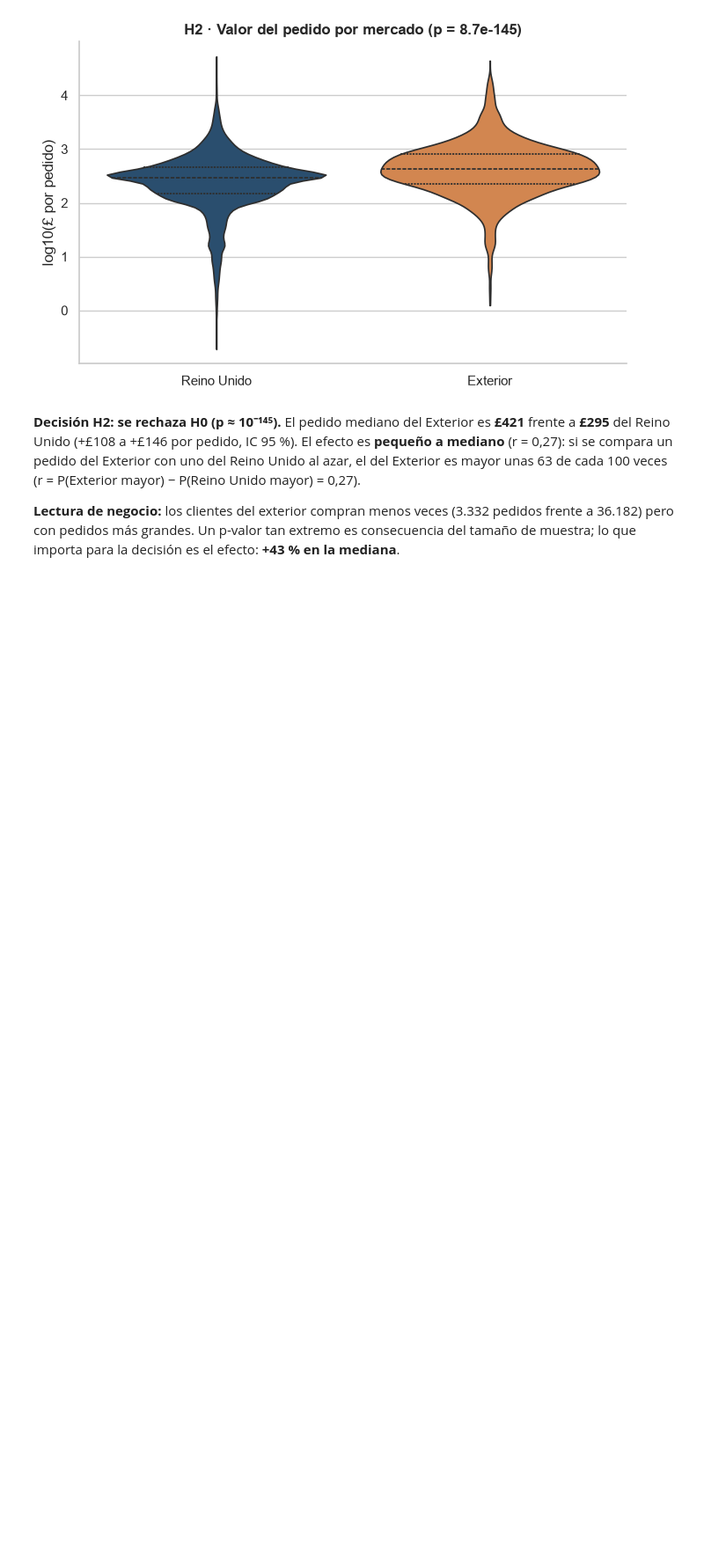
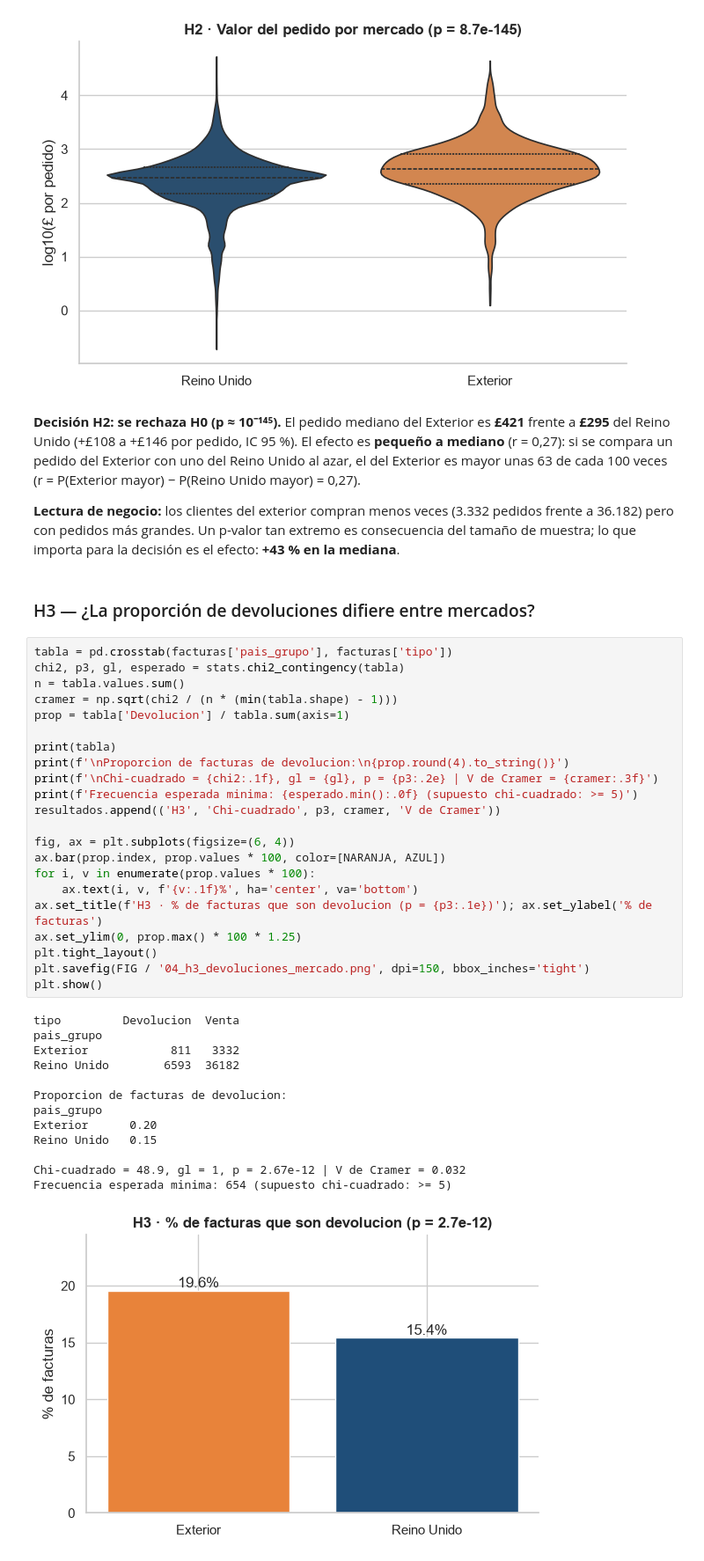
Before and after one commit to Xantyagoh/grupo3-bi-ecommerce, a Jupyter notebook: notebooks/04_hipotesis_validacion.ipynb, the cells around one changed output. Shown at 88% size. Saved outputs shown, nothing was run; the diff lists cells and outputs as text; blank space fills up the shorter version.

Commit message:
fase6: validacion de H3 (devoluciones por mercado) y H4 (primer pedido y recompra, con regresion logistica)
(cherry picked from commit a5f10a7b6176e9305f8900adaa0c17acbc437443)

```diff
--- a/notebooks/04_hipotesis_validacion.ipynb
+++ b/notebooks/04_hipotesis_validacion.ipynb
@@ -272,3 +272,41 @@ IC95% de la diferencia de medianas (Exterior - RU): £108 a £146
 El pedido mediano del Exterior es **£421** frente a **£295** del Reino Unido (+£108 a +£146 por pedido, IC 95 %). El efecto es **pequeño a mediano** (r = 0,27): si se compara un pedido del Exterior con uno del Reino Unido al azar, el del Exterior es mayor unas 63 de cada 100 veces (r = P(Exterior mayor) − P(Reino Unido mayor) = 0,27).
 
 **Lectura de negocio:** los clientes del exterior compran menos veces (3.332 pedidos frente a 36.182) pero con pedidos más grandes. Un p-valor tan extremo es consecuencia del tamaño de muestra; lo que importa para la decisión es el efecto: **+43 % en la mediana**.
+# %% [markdown]
+### H3 — ¿La proporción de devoluciones difiere entre mercados?
+# %%
+tabla = pd.crosstab(facturas['pais_grupo'], facturas['tipo'])
+chi2, p3, gl, esperado = stats.chi2_contingency(tabla)
+n = tabla.values.sum()
+cramer = np.sqrt(chi2 / (n * (min(tabla.shape) - 1)))
+prop = tabla['Devolucion'] / tabla.sum(axis=1)
+
+print(tabla)
+print(f'\nProporcion de facturas de devolucion:\n{prop.round(4).to_string()}')
+print(f'\nChi-cuadrado = {chi2:.1f}, gl = {gl}, p = {p3:.2e} | V de Cramer = {cramer:.3f}')
+print(f'Frecuencia esperada minima: {esperado.min():.0f} (supuesto chi-cuadrado: >= 5)')
+resultados.append(('H3', 'Chi-cuadrado', p3, cramer, 'V de Cramer'))
+
+fig, ax = plt.subplots(figsize=(6, 4))
+ax.bar(prop.index, prop.values * 100, color=[NARANJA, AZUL])
+for i, v in enumerate(prop.values * 100):
+    ax.text(i, v, f'{v:.1f}%', ha='center', va='bottom')
+ax.set_title(f'H3 · % de facturas que son devolucion (p = {p3:.1e})'); ax.set_ylabel('% de facturas')
+ax.set_ylim(0, prop.max() * 100 * 1.25)
+plt.tight_layout()
+plt.savefig(FIG / '04_h3_devoluciones_mercado.png', dpi=150, bbox_inches='tight')
+plt.show()
+# %% [output]
+tipo         Devolucion  Venta
+pais_grupo
+Exterior            811   3332
+Reino Unido        6593  36182
+
+Proporcion de facturas de devolucion:
+pais_grupo
+Exterior      0.20
+Reino Unido   0.15
+
+Chi-cuadrado = 48.9, gl = 1, p = 2.67e-12 | V de Cramer = 0.032
+Frecuencia esperada minima: 654 (supuesto chi-cuadrado: >= 5)
+[figure, added]
```
Also changed, not shown: parts of 7 cells of this notebook, 2 other files.
